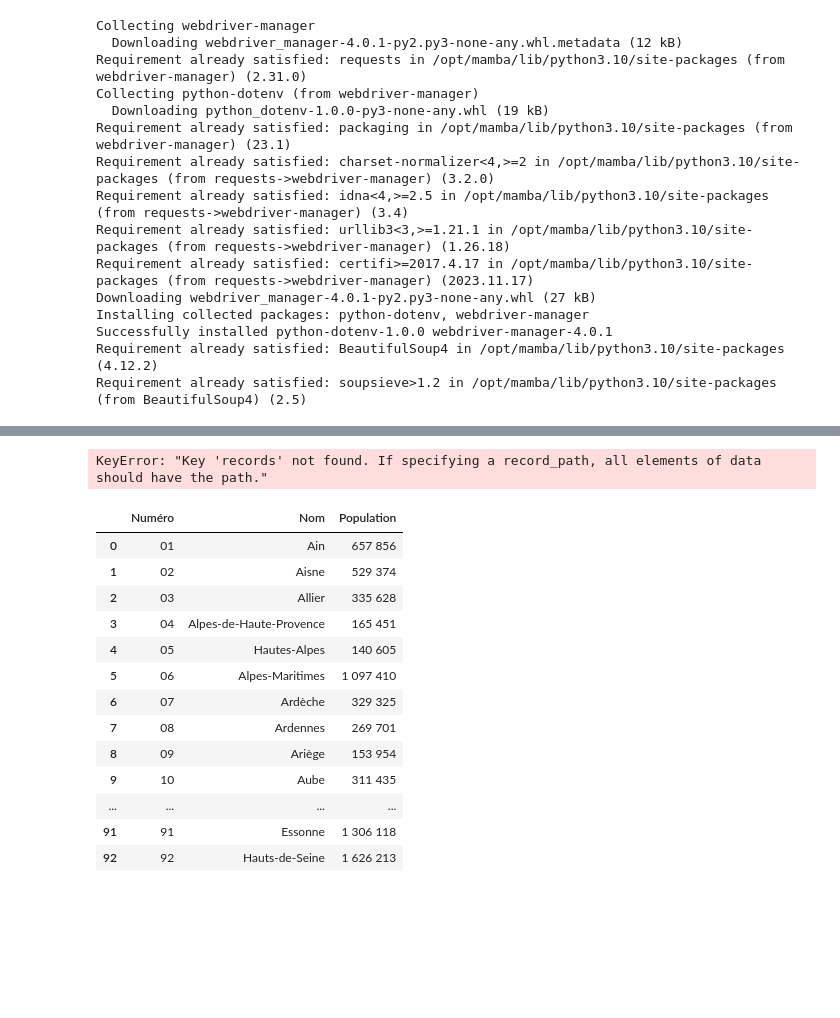
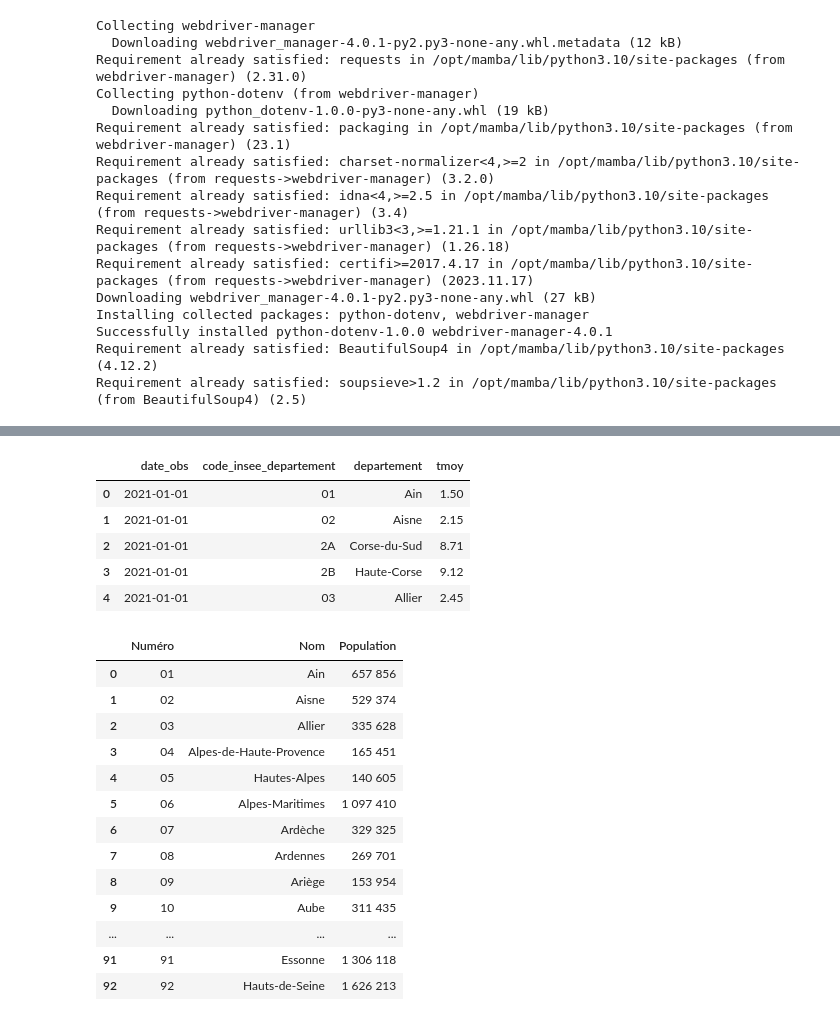
Before and after one commit to tgarnier067/Projet-Python-2023, a Jupyter notebook: recup_données.ipynb, the cells around one changed output, grey strips where cells are left out. Drawn from its saved outputs; the diff is of its cells as text; code cells hidden in the pictures; blank space fills up the shorter version.

Commit message:
Début recup température
Récupération des températures du 01/01/2021 pour chaque département

Début d'automatisation pour récupérer les températures de tout les 1er de chaque mois de l'année 2021

```diff
--- a/recup_données.ipynb
+++ b/recup_données.ipynb
@@ -89,6 +70,0 @@ df
-# %%
-# Affichage des données
-
-pd.set_option('display.max_rows', None)
-pd.set_option('display.max_columns', None)
-table_conso_energie
@@ -113,25 +70,0 @@ table_conso_energie
-# %%
-import pandas as pd
-import requests
-
-# Définir l'URL de l'API
-url = "https://odre.opendatasoft.com/api/explore/v2.1/catalog/datasets/conso-departement-annuelle/records?select=code_departement%2C%20libelle_departement%2C%20consototale&where=annee%20%3D%20date%272021%27&order_by=code_departement&limit=99&exclude=libelle_departement%3A971%2C972%2C973%2C974&refine=annee%3A%222021%22"
-
-# Faire une requête GET à l'API
-response = requests.get(url)
-
-# Vérifier si la requête a réussi (code 200)
-if response.status_code == 200:
-    # Convertir la réponse JSON en DataFrame
-    df = pd.json_normalize(response.json(), 'records')
-
-    # Sélectionner les colonnes nécessaires
-    df = df[['fields.code_departement', 'fields.libelle_departement', 'fields.consototale']]
-
-    # Afficher le DataFrame
-    print(df)
-
-else:
-    print(f"La requête a échoué avec le code d'état {response.status_code}")
-# %% [output]
-KeyError: "Key 'records' not found. If specifying a record_path, all elements of data should have the path."
@@ -137,0 +77,31 @@ KeyError: "Key 'records' not found. If specifying a record_path, all elements of
+# %%
+# Création de l'url de l'API
+
+root_api = "https://odre.opendatasoft.com"
+liste=[]
+for i in range(1, 13):
+    date_str = f"2021-{i:02d}-01"  # Utilisation de :02d pour formater i avec deux chiffres
+    url_api = f"{root_api}/api/explore/v2.1/catalog/datasets/temperature-quotidienne-departementale/records?select=date_obs%2Ccode_insee_departement%2Cdepartement%2Ctmoy&where=date_obs%3Ddate'{date_str}'&order_by=code_insee_departement&limit=99&refine=date_obs%3A%222021%22"
+    liste.append(url_api)
+
+liste
+
+url_api_jan = root_api+"/api/explore/v2.1/catalog/datasets/temperature-quotidienne-departementale/records?select=date_obs%2Ccode_insee_departement%2Cdepartement%2Ctmoy&where=date_obs%3Ddate'2021-01-01'&order_by=code_insee_departement&limit=99&refine=date_obs%3A%222021%22"
+# %%
+# On test pour la table des température du mois de janvier
+
+
+
+req = requests.get(url_api_jan)
+temp_jan = req.json()
+results = temp_jan.get('results', [])
+df = pd.DataFrame(results)
+df = df[['date_obs', 'code_insee_departement', 'departement','tmoy']]
+df.head()
+# %% [output]
+|  | date_obs | code_insee_departement | departement | tmoy |
+| 0 | 2021-01-01 | 01 | Ain | 1.50 |
+| 1 | 2021-01-01 | 02 | Aisne | 2.15 |
+| 2 | 2021-01-01 | 2A | Corse-du-Sud | 8.71 |
+| 3 | 2021-01-01 | 2B | Haute-Corse | 9.12 |
+| 4 | 2021-01-01 | 03 | Allier | 2.45 |
```
Also changed, not shown: parts of 6 cells of this notebook.
